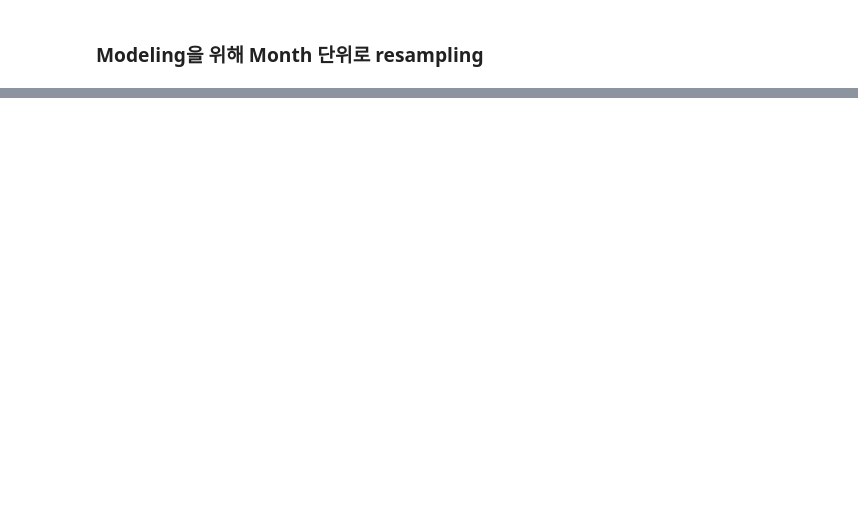
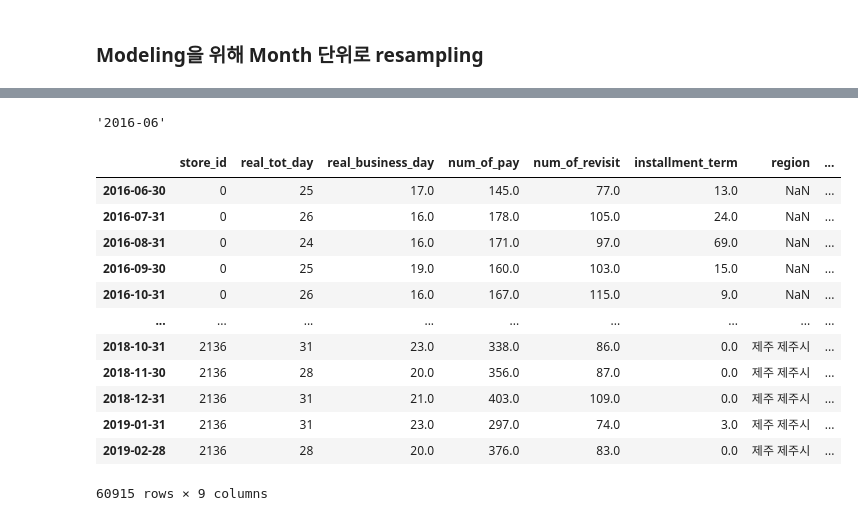
Before and after one commit to suhyun-cho/Dacon, a Jupyter notebook: 상점매출예측_FUNDA/1st-pass-code-review.ipynb, the cells around one changed output, grey strips where cells are left out. Saved outputs shown, nothing was run; the diff lists cells and outputs as text; code cells hidden in the pictures; blank space fills up the shorter version.

```diff
--- a/상점매출예측_FUNDA/1st-pass-code-review.ipynb
+++ b/상점매출예측_FUNDA/1st-pass-code-review.ipynb
@@ -333,0 +482,4 @@ df_day.head(3)
+# %%
+df_day[df_day.store_id==0].index[0].strftime('%Y-%m')
+# %% [output]
+'2016-06'
@@ -334,3 +488,39 @@ df_day.head(3)
+# %%
+### 질문 => 한달전, 한달후 row를 추가하는이유 ?
+##### sum해도 되는것들은 그냥 월별로 집계했고, 실제 매출이 발생한 요일수랑 working day 수 구할때만 고려한 이유.
+def resample_month(frame_day):
+    sum_cols=['num_of_pay','num_of_revisit','installment_term','amount']
+
+    df_monthly=pd.DataFrame()
+
+    for i in frame_day.store_id.unique():
+        df_set=frame_day[frame_day.store_id==i]
+
+        # nan값이 발생하는 경우를 없애기 위해 이전, 이후 달에 대한 정보를 추가한 후 제거
+        prev_date= pd.date_range(start=(df_set.index[0] - relativedelta(months=1)), end=(df_set.index[0]- relativedelta(months=1)))    # start와 end날짜가 같으면 날짜 하나만 나옴.
+        add_date = pd.date_range(start=(df_set.index[-1] + relativedelta(months=1)), end=(df_set.index[-1] + relativedelta(months=1)))
+        df_set = pd.concat([pd.DataFrame(index=prev_date), df_set, pd.DataFrame(index=add_date)], axis=0)
+
+        ### 이부분 에러나서 수정 : df_set.loc[dt.strftime(df_set.index[0], '%Y-%m'), :] = 1    =====> df_set.loc[df_set.index[0].strftime( '%Y-%m'), :] = 1
+        df_set.loc[df_set.index[0].strftime( '%Y-%m'), :] = 1    # 한달 이전값들을 모두 1로
+        df_set.loc[df_set.index[-1].strftime('%Y-%m'), :] = 1    # 한달 이후값들을 모두 1로
+
+        tot_day=df_set[df_set.amount!=0].day_of_week.resample(rule='m').count().rename('real_tot_day') # 매출이 0제외 후, 실제 매출이 발생한 요일 수만 카운트.(즉,30일보다 작을수있음)
+        business=df_set[df_set.amount!=0].business_day.resample(rule='m').sum().rename('real_business_day') # 주말 제외한 평일(working day) 수 합계
+
+        # 새로 추가한 한달전, 한달 후 데이터를 drop
+        business= business.drop([business.index[0], business.index[-1]], axis=0)   # 새로추가한 한달전 row와 한달후 row를 삭제
+        tot_day = tot_day.drop([tot_day.index[0], tot_day.index[-1]], axis=0)
+        df_set = df_set.drop([df_set.index[0], df_set.index[-1]], axis=0)
+
+        df = pd.concat([tot_day, business, df_set[sum_cols].resample(rule='m').sum()],axis=1)
+
+        df.insert(0, 'store_id',i)    # 첫번째 컬럼에 store_id값 넣음
+        df.insert(6, 'region', df_set.region.values[0])   # 일곱번째 컬럼에 region값 넣음.
+        df.insert(7, 'type_of_business',df_set.type_of_business.values[0])
+
+        df_monthly= pd.concat([df_monthly, df],axis=0)   # dataframe으로 만들어놓은 df_monthly변수와 concat으로 붙여서 최종셋 만듬.
+    return df_monthly
 # %%
 def resample_month(frame_day):
     sum_cols = ['num_of_pay', 'num_of_revisit', 'installment_term', 'amount']
@@ -364,3 +554,21 @@ def resample_month(frame_day):
         df_monthly = pd.concat([df_monthly, df], axis=0)
 
     return df_monthly
+# %%
+df_month = resample_month(df_day)
+# %%
+df_month
+# %% [output]
+|  | store_id | real_tot_day | real_business_day | num_of_pay | num_of_revisit | installment_term | region | ... |
+| 2016-06-30 | 0 | 25 | 17.0 | 145.0 | 77.0 | 13.0 | NaN | ... |
+| 2016-07-31 | 0 | 26 | 16.0 | 178.0 | 105.0 | 24.0 | NaN | ... |
+| 2016-08-31 | 0 | 24 | 16.0 | 171.0 | 97.0 | 69.0 | NaN | ... |
+| 2016-09-30 | 0 | 25 | 19.0 | 160.0 | 103.0 | 15.0 | NaN | ... |
+| 2016-10-31 | 0 | 26 | 16.0 | 167.0 | 115.0 | 9.0 | NaN | ... |
+| ... | ... | ... | ... | ... | ... | ... | ... | ... |
+| 2018-10-31 | 2136 | 31 | 23.0 | 338.0 | 86.0 | 0.0 | 제주 제주시 | ... |
+| 2018-11-30 | 2136 | 28 | 20.0 | 356.0 | 87.0 | 0.0 | 제주 제주시 | ... |
+| 2018-12-31 | 2136 | 31 | 21.0 | 403.0 | 109.0 | 0.0 | 제주 제주시 | ... |
+| 2019-01-31 | 2136 | 31 | 23.0 | 297.0 | 74.0 | 3.0 | 제주 제주시 | ... |
+| 2019-02-28 | 2136 | 28 | 20.0 | 376.0 | 83.0 | 0.0 | 제주 제주시 | ... |
+60915 rows × 9 columns
```
Also changed, not shown: parts of 21 cells of this notebook.
